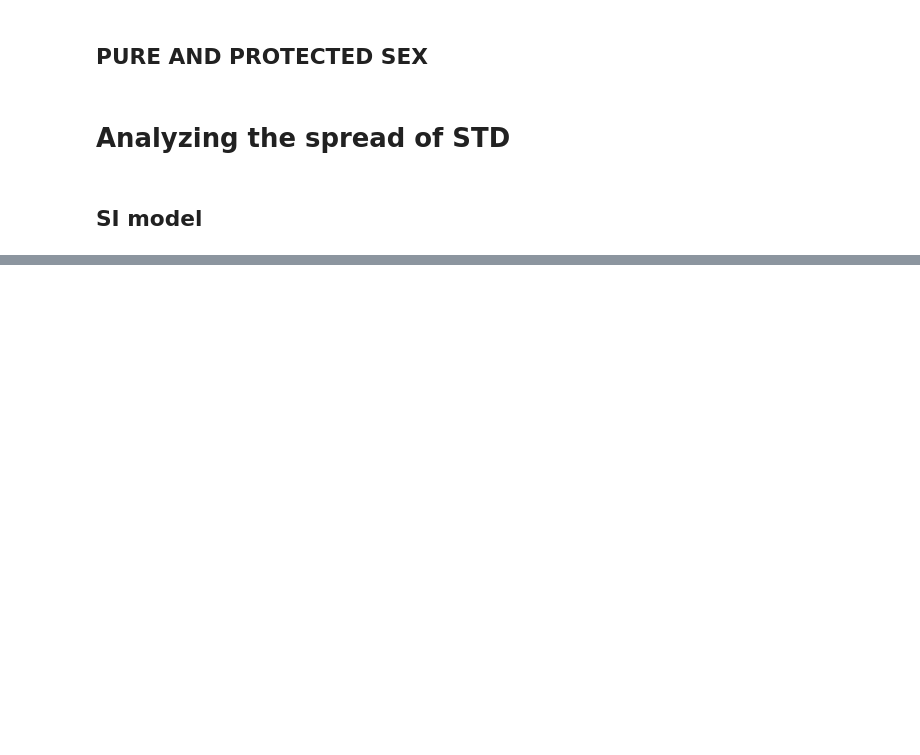
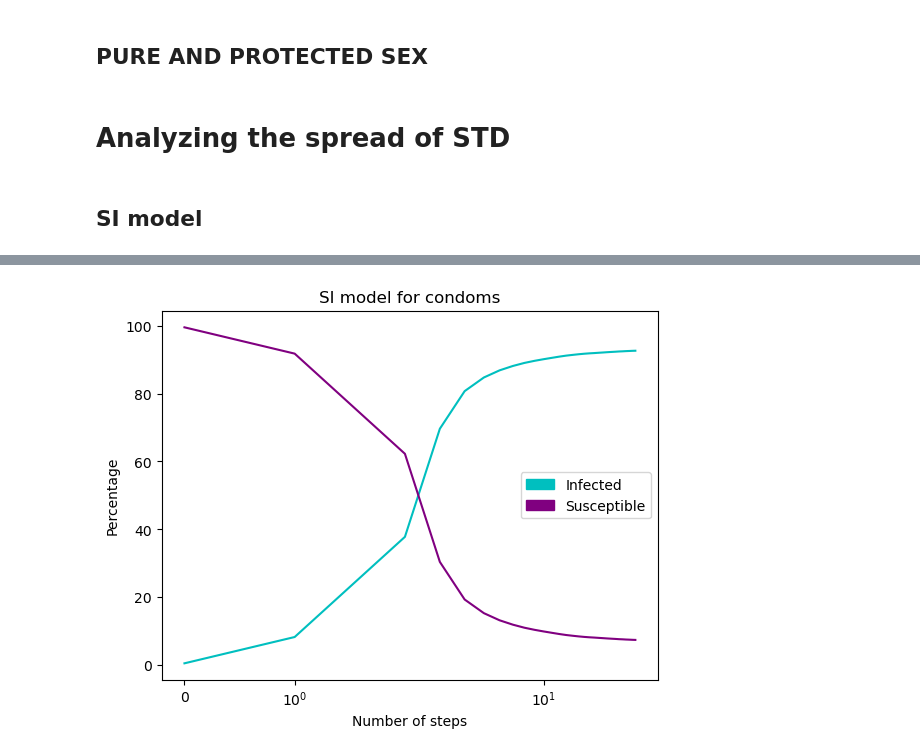
Before and after one commit to rsapeta/Network-Analysis, a Jupyter notebook: Escort/escort_analysis.ipynb, the cells around one changed output, grey strips where cells are left out. Drawn from its saved outputs; the diff is of its cells as text; code cells hidden in the pictures; blank space fills up the shorter version.

```diff
--- a/Escort/escort_analysis.ipynb
+++ b/Escort/escort_analysis.ipynb
@@ -445,0 +499,13 @@ plt.show()
+# %%
+plt.plot([model_curve["condoms"][step] for step in range(30)], color = 'c', label = 'Infected')
+plt.plot([model_curve['condoms_S'][step] for step in range(30)], color = 'purple', label = 'Susceptible')
+plt.ylabel('Percentage')
+plt.xlabel('Number of steps')
+plt.xscale('symlog')
+plt.title('SI model for condoms')
+green_patch = mpatches.Patch(color='c', label='Infected')
+blue_patch = mpatches.Patch(color='purple', label='Susceptible')
+plt.legend(handles=[green_patch, blue_patch], loc='center right')
+plt.show()
+# %% [output]
+[figure, added]
```
Also changed, not shown: parts of 9 cells of this notebook.
